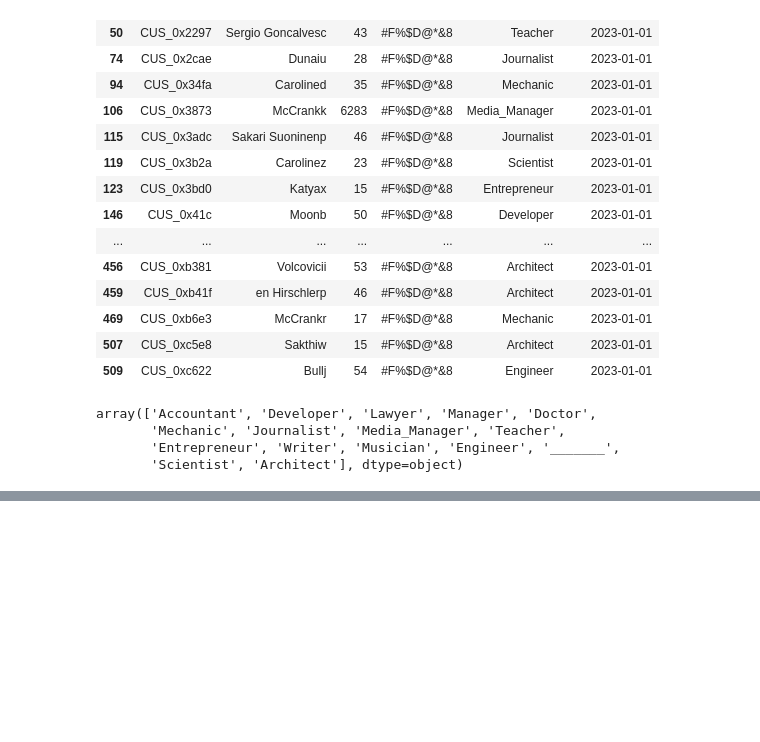
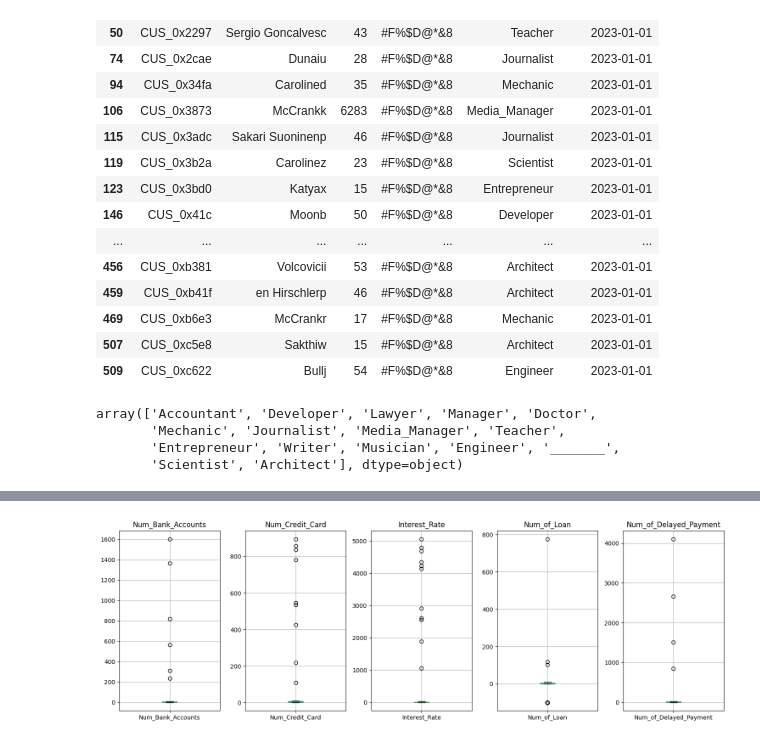
Before and after one commit to Jenpoer/creditkarma, a Jupyter notebook: eda.ipynb, the cells around one changed output, grey strips where cells are left out. Cells and saved outputs as stored; diff of their text form; code cells hidden in the pictures; blank space fills up the shorter version.

```diff
--- a/eda.ipynb
+++ b/eda.ipynb
@@ -266 +294,19 @@ Observations:
+# %%
+financial_cols_dtypes = {
+    'Num_of_Loan': np.int64,
+    'Num_of_Delayed_Payment': np.int64,
+    'Annual_Income': np.float64,
+    'Changed_Credit_Limit': np.float64,
+    'Outstanding_Debt': np.float64,
+    'Amount_invested_monthly': np.float64
+}
+
+for col_name, dtype in financial_cols_dtypes.items():
+    df_financials[col_name] = df_financials[col_name].str.extract(numeric_regex)
+    df_financials[col_name] = df_financials[col_name].astype(dtype)
+
+df_financials['Credit_History_Age_Year'] = df_financials['Credit_History_Age'].str.extract(r'(\d+)\s+Year').astype(np.int64)
+df_financials['Credit_History_Age_Month'] = df_financials['Credit_History_Age'].str.extract(r'(\d+)\s+Month').astype(np.int64)
+
+df_financials['snapshot_date'] = pd.to_datetime(df_financials['snapshot_date'])
 # %% [markdown]
@@ -315,0 +398,11 @@ array(['Accountant', 'Developer', 'Lawyer', 'Manager', 'Doctor',
+# %%
+cols =['Num_Bank_Accounts', 'Num_Credit_Card', 'Interest_Rate', 'Num_of_Loan', 'Num_of_Delayed_Payment']
+fig, axes = plt.subplots(ncols=5, figsize=(15, 5))
+
+for ax, column_name in zip(axes, cols):
+    df_financials[[column_name]].boxplot(ax=ax)
+    ax.set_title(column_name)
+plt.tight_layout()
+plt.show()
+# %% [output]
+[figure, added]
```
Also changed, not shown: parts of 56 cells of this notebook.
